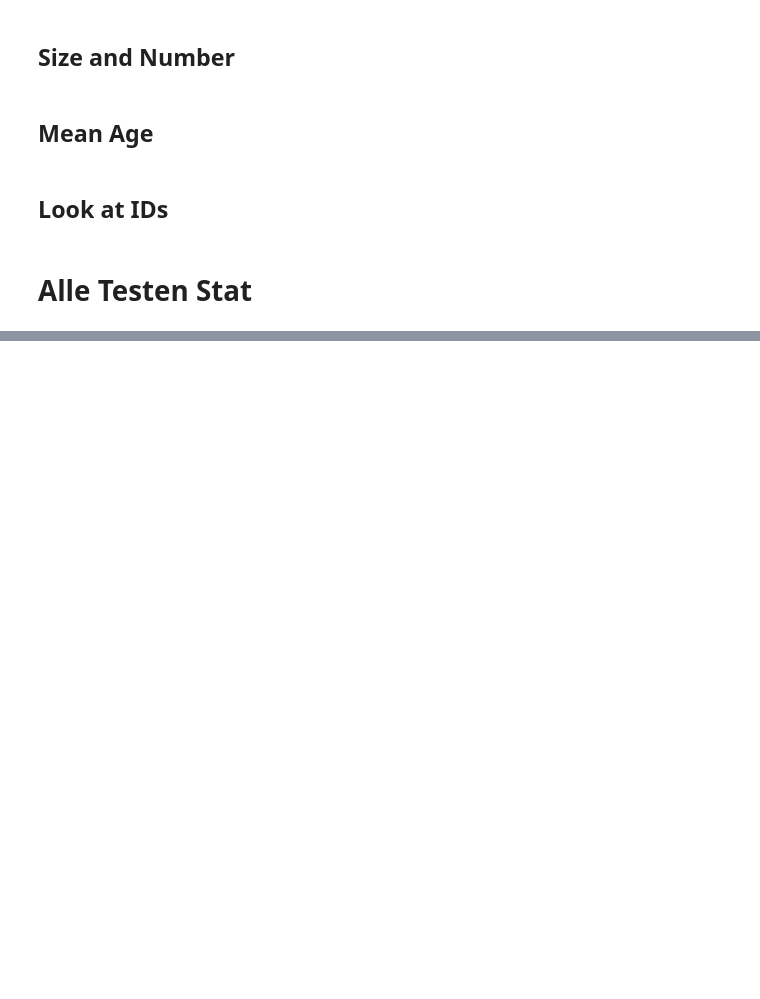
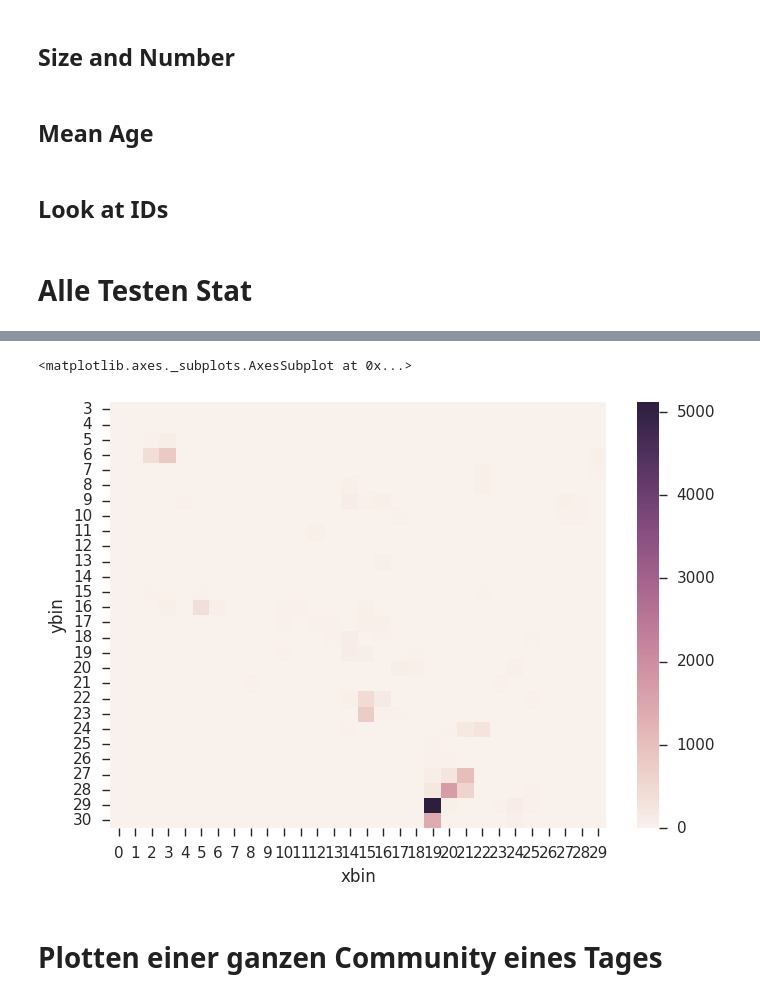
Before and after one commit to aschle/bees-sna, a Jupyter notebook: bib/TestingCommunities.ipynb, the cells around one changed output, grey strips where cells are left out. Cells and saved outputs as stored; diff of their text form; code cells hidden in the pictures; blank space fills up the shorter version.

```diff
--- a/bib/TestingCommunities.ipynb
+++ b/bib/TestingCommunities.ipynb
@@ -393,0 +495,11 @@ gtest.summary()
+# %%
+df1 = getBinnedData([2055], start_dt.timestamp(), end_dt.timestamp(), conn, 3, 30, 40)
+
+data = df1.pivot("ybin", "xbin", "count").fillna(0)
+
+sns.heatmap(data, )
+# %% [output]
+<matplotlib.axes._subplots.AxesSubplot at 0x...>
+[figure, added]
+# %% [markdown]
+# Plotten einer ganzen Community eines Tages
```
Also changed, not shown: parts of 70 cells of this notebook, 1 other file.
